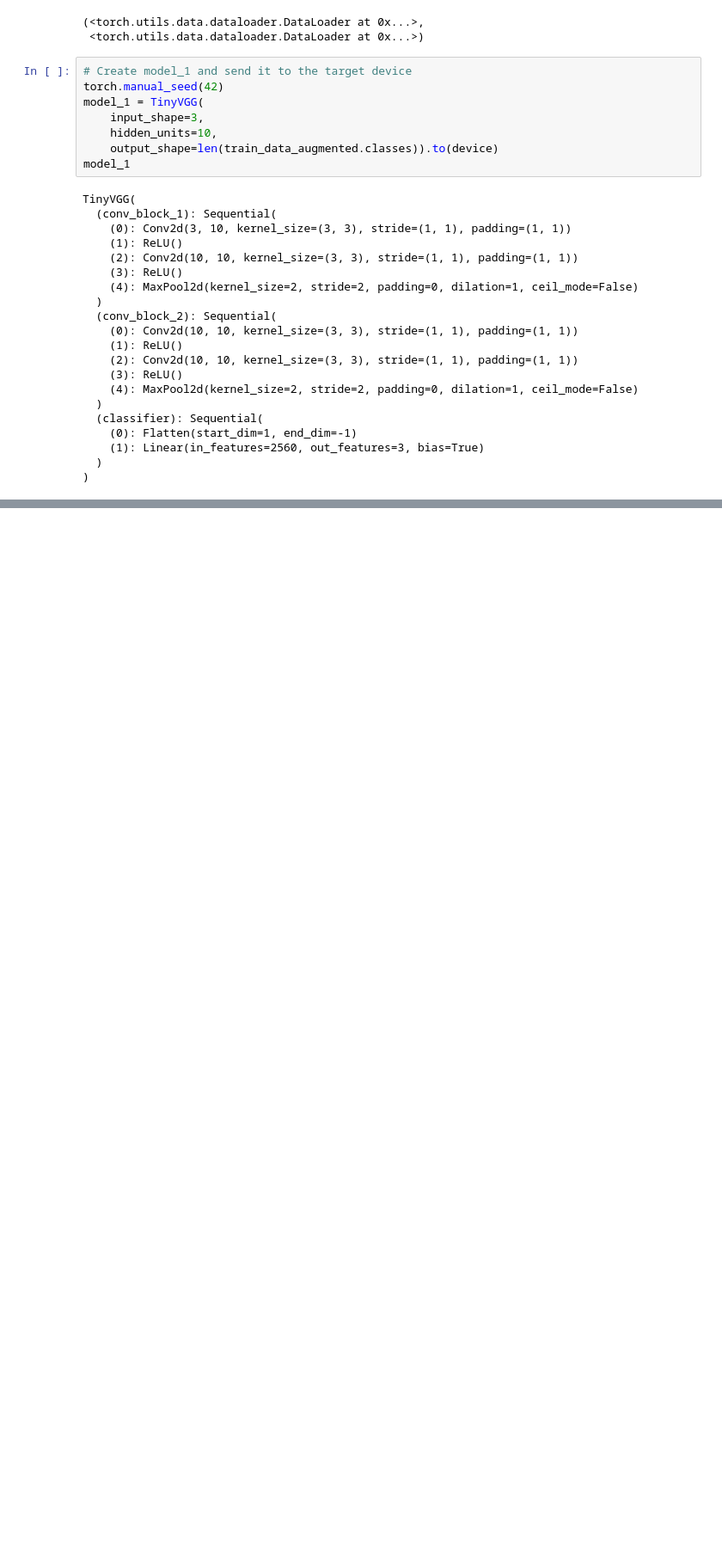
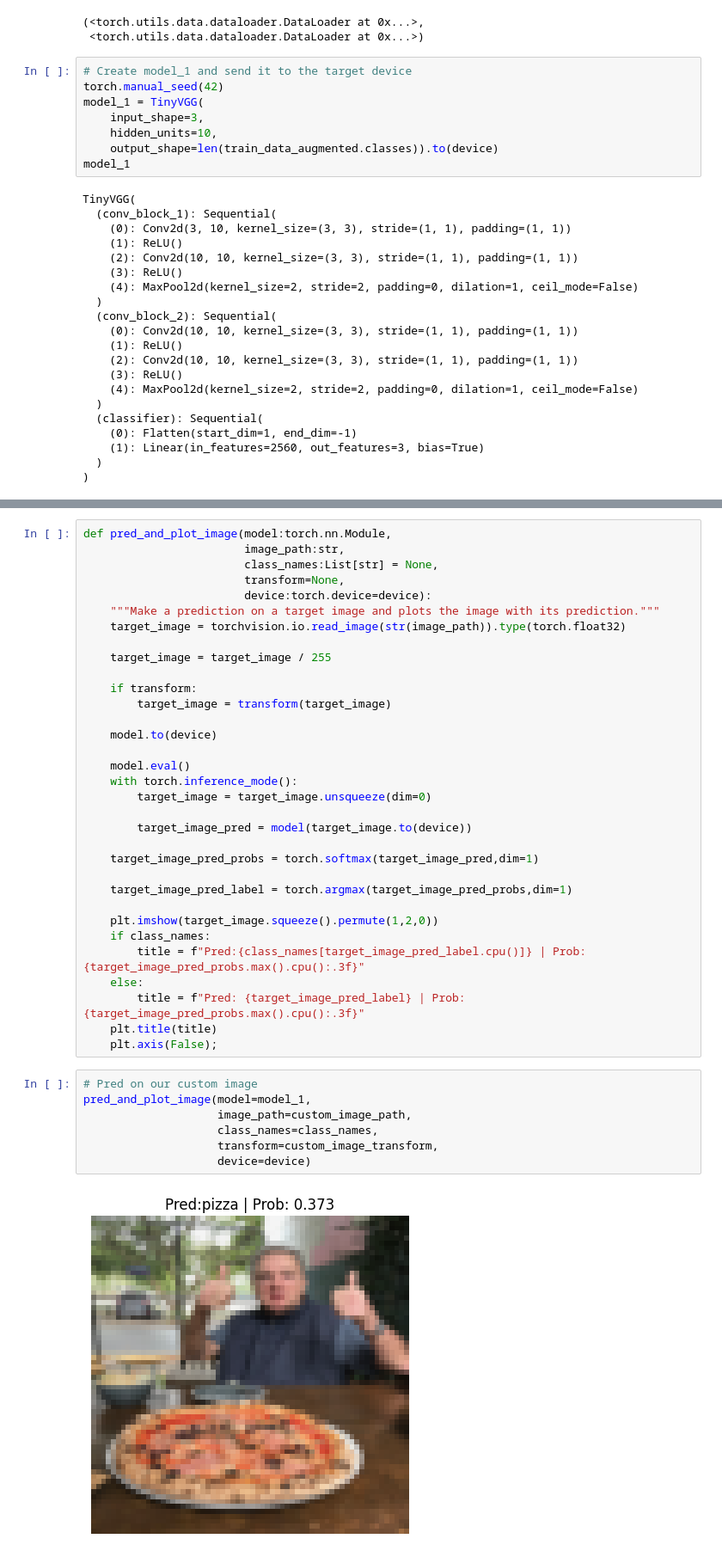
Before and after one commit to ZhimingCUHK/learning-and-learning, a Jupyter notebook: zerotohero pytorch/04.ipynb, the cells around one changed output, grey strips where cells are left out. Shown at 86% size. Cells and saved outputs as stored; diff of their text form; blank space fills up the shorter version.

```diff
--- a/zerotohero pytorch/04.ipynb
+++ b/zerotohero pytorch/04.ipynb
@@ -933,0 +1112,42 @@ Total training time: 66.662 seconds
+# %%
+def pred_and_plot_image(model:torch.nn.Module,
+                        image_path:str,
+                        class_names:List[str] = None,
+                        transform=None,
+                        device:torch.device=device):
+    """Make a prediction on a target image and plots the image with its prediction."""
+    target_image = torchvision.io.read_image(str(image_path)).type(torch.float32)
+
+    target_image = target_image / 255
+
+    if transform:
+        target_image = transform(target_image)
+
+    model.to(device)
+
+    model.eval()
+    with torch.inference_mode():
+        target_image = target_image.unsqueeze(dim=0)
+
+        target_image_pred = model(target_image.to(device))
+
+    target_image_pred_probs = torch.softmax(target_image_pred,dim=1)
+
+    target_image_pred_label = torch.argmax(target_image_pred_probs,dim=1)
+
+    plt.imshow(target_image.squeeze().permute(1,2,0))
+    if class_names:
+        title = f"Pred:{class_names[target_image_pred_label.cpu()]} | Prob: {target_image_pred_probs.max().cpu():.3f}"
+    else:
+        title = f"Pred: {target_image_pred_label} | Prob: {target_image_pred_probs.max().cpu():.3f}"
+    plt.title(title)
+    plt.axis(False);
+# %%
+# Pred on our custom image
+pred_and_plot_image(model=model_1,
+                    image_path=custom_image_path,
+                    class_names=class_names,
+                    transform=custom_image_transform,
+                    device=device)
+# %% [output]
+[figure, added]
```
Also changed, not shown: parts of 25 cells of this notebook.
